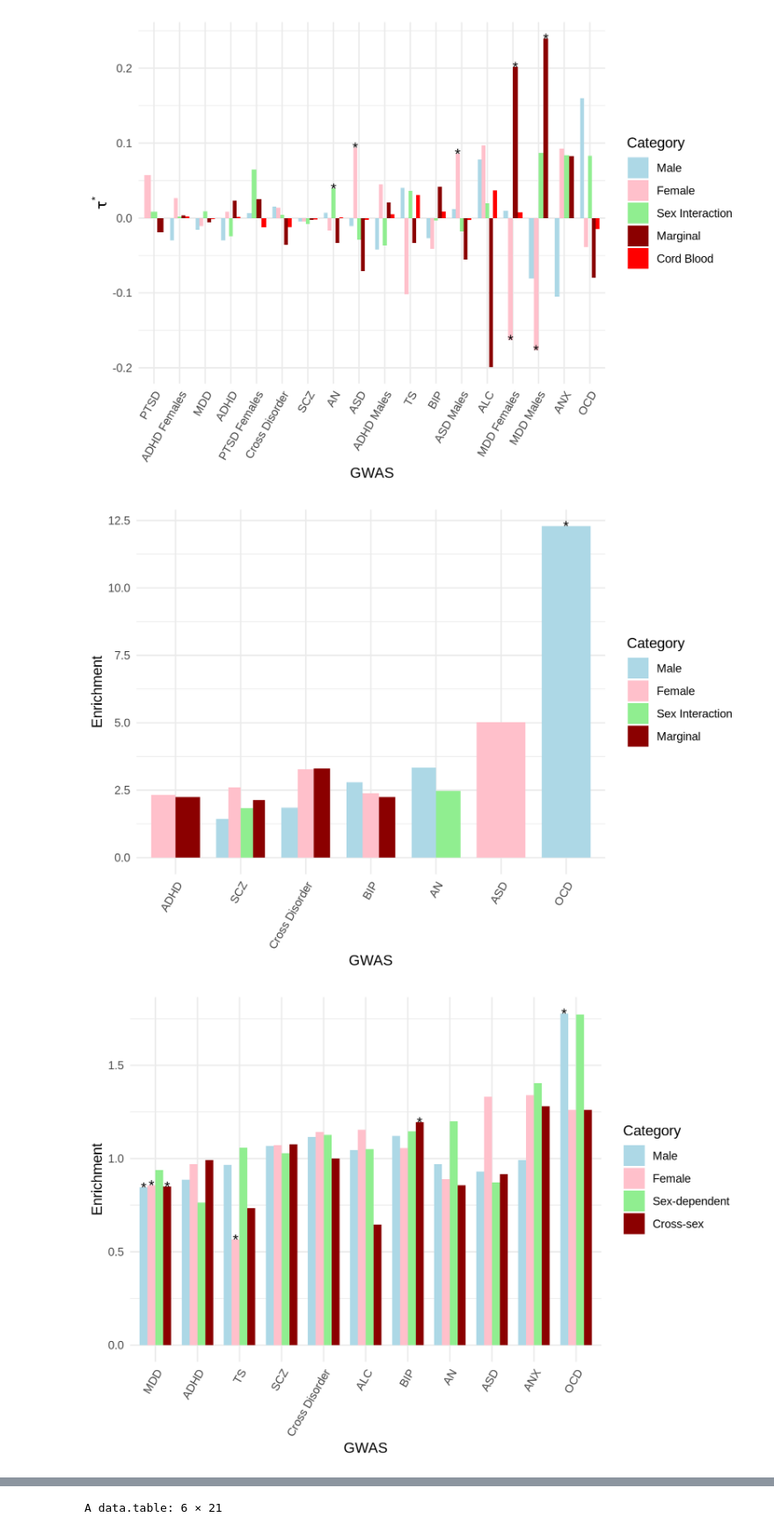
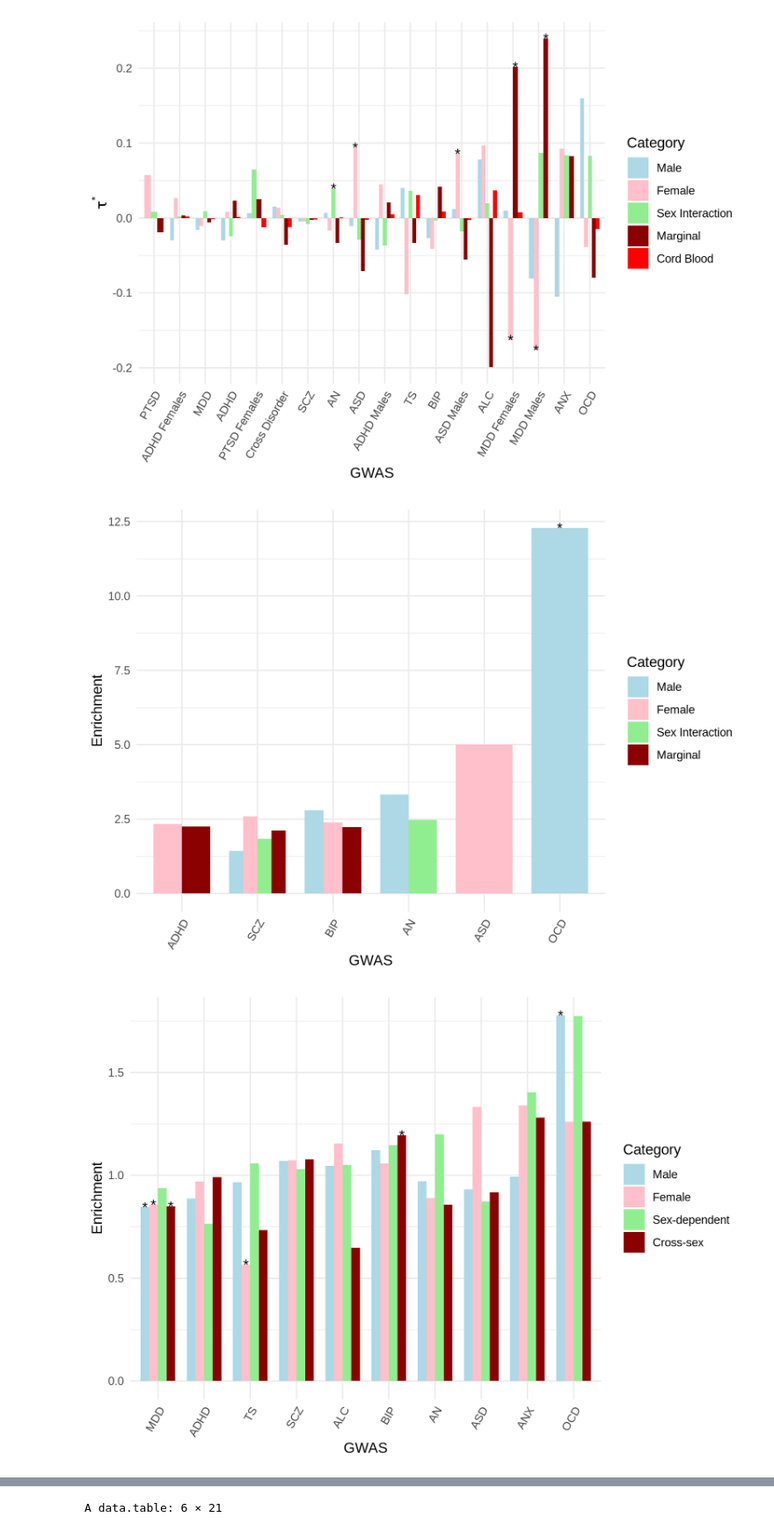
Before and after one commit to wilcas/sex_specific_mQTL, a Jupyter notebook: delahaye_mQTL_analyses/heritability_ldsc_analysis.ipynb, the cells around one changed output, grey strips where cells are left out. Shown at 88% size. Drawn from its saved outputs; the diff is of its cells as text; code cells hidden in the pictures.

```diff
--- a/delahaye_mQTL_analyses/heritability_ldsc_analysis.ipynb
+++ b/delahaye_mQTL_analyses/heritability_ldsc_analysis.ipynb
@@ -540,7 +612,7 @@ ggplot(
 [figure]
 # %%
 options(width= 10, repr.plot.height= 5, repr.plot.res = 300)
-exclude_list <- c("PTSD Males","ASD Females","ANXFS","Alcohol (AUDIT)","Cannabis","Cigarettes Per Day")
+exclude_list <- c("PTSD Males","ASD Females","ANXFS","Alcohol (AUDIT)","Cannabis","Cigarettes Per Day", "Cross Disorder")
 order_dt <-     pgc_part_heritability_baseline_df[
         !GWAS %in% exclude_list &
         !grepl("Male|Female",GWAS) &
@@ -617,32 +689,32 @@ ggplot(
         !GWAS %in% exclude_list &
         !grepl("Male|Female",GWAS) &
         Category %in% c("Marginal", "Sex Interaction", "Male", "Female")& #, "Cord Blood") &
         annotation == "bin_CPP_her" &
         Enrichment - Enrichment_std_error > 0
     ]%>% mutate(GWAS = factor(GWAS,levels = GWAS_order),Category = factor(Category,levels = annot_order)),
     aes(fill = Category, x=GWAS,y=tau_star,label = ifelse(pnorm(abs(tau_star/tau_se),lower.tail=F)*2 < 0.05,"*","")))+
     geom_col(position="dodge",width=0.75) +
     geom_text(position=position_dodge(width=0.75))+
     labs(y=bquote(tau^"*"))+
     scale_fill_manual(values = c("light blue", "pink","light green", "dark red" , "red"))+
     theme_minimal()+
     theme(axis.text.x = element_text(angle=60,hjust=1,vjust=1))
 
 ggplot(
     pgc_part_heritability_baseline_df[
         !GWAS %in% exclude_list &
         !grepl("Male|Female",GWAS) &
         Category %in% c("Marginal", "Sex Interaction", "Male", "Female")& #, "Cord Blood") &
         annotation == "all_cis_fdr" &
         Enrichment - Enrichment_std_error > 0
     ]%>% mutate(GWAS = factor(GWAS,levels = GWAS_order),Category = factor(Category,levels = annot_order)),
     aes(fill = Category, x=GWAS,y=tau_star,label = ifelse(pnorm(abs(tau_star/tau_se),lower.tail=F)*2 < 0.05,"*","")))+
     geom_col(position="dodge",width=0.75) +
     geom_text(position=position_dodge(width=0.75))+
     labs(y=bquote(tau^"*"))+
     scale_fill_manual(values = c("light blue", "pink","light green", "dark red" , "red"))+
     theme_minimal()+
     theme(axis.text.x = element_text(angle=60,hjust=1,vjust=1))
 # %% [output]
-[figure, old version]
+[figure, new version]
-[figure, old version]
+[figure, new version]
```
Also changed, not shown: parts of 6 cells of this notebook, 2 other files.
